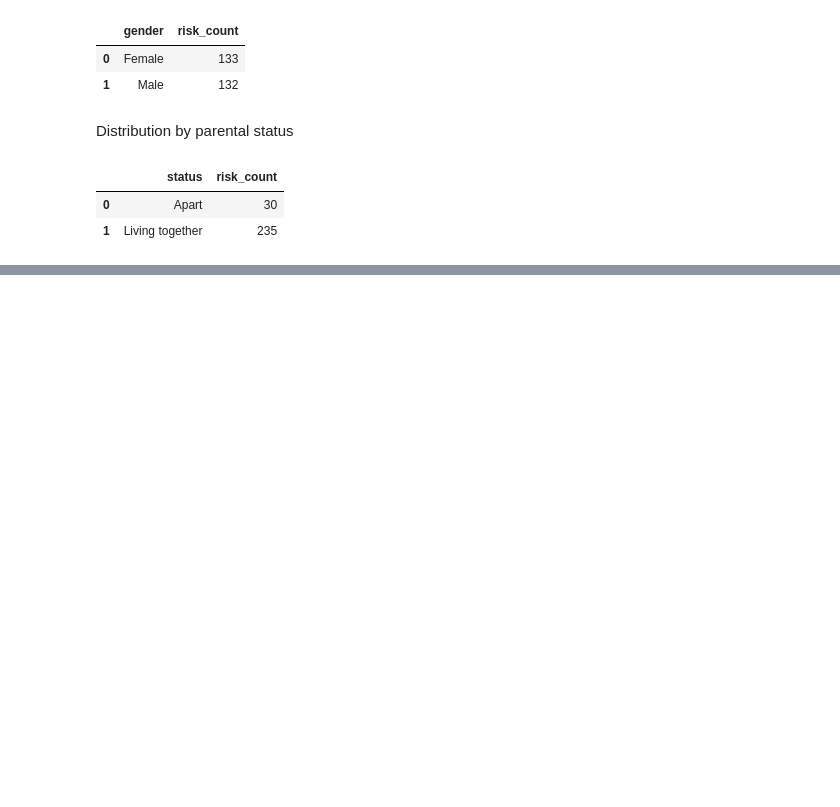
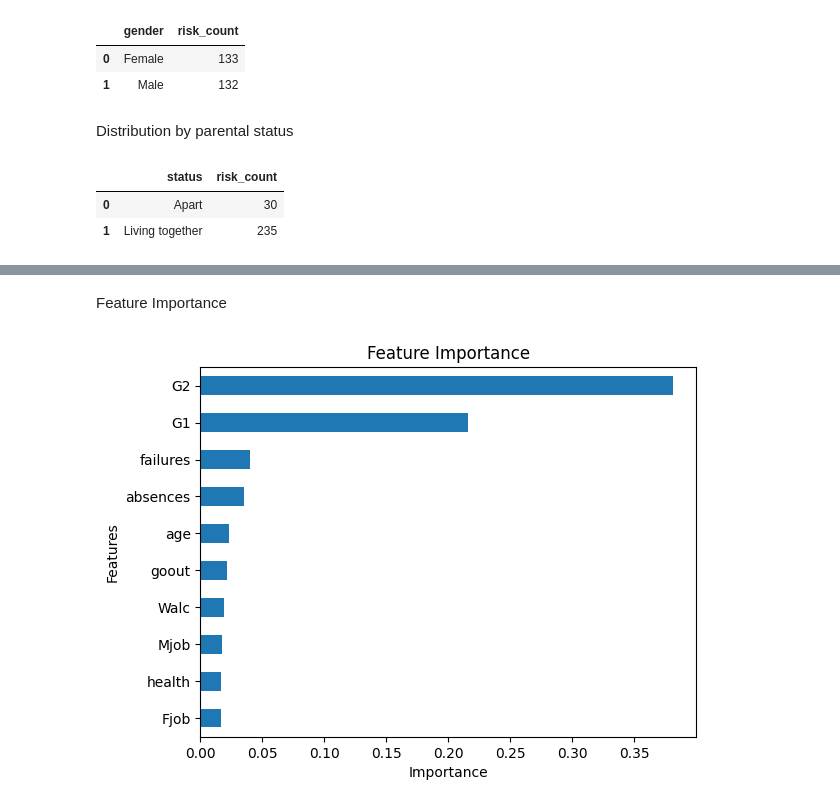
Before and after one commit to theHoodguy4587/Sri-Lanka-Student-Risk-Prediction, a Jupyter notebook: Sri_Lanka_Student_Risk_Prediction.ipynb, the cells around one changed output, grey strips where cells are left out. Cells and saved outputs as stored; diff of their text form; code cells hidden in the pictures; blank space fills up the shorter version.

```diff
--- a/Sri_Lanka_Student_Risk_Prediction.ipynb
+++ b/Sri_Lanka_Student_Risk_Prediction.ipynb
@@ -126,0 +209,10 @@ pd.read_sql(""" SELECT CASE WHEN Pstatus='1' THEN 'Living together' ELSE 'Apart'
+# %% [markdown]
+Feature Importance
+# %%
+importances=pd.Series(rf.feature_importances_,index=X.columns).sort_values(ascending=True).tail(10).plot(kind='barh')
+plt.title('Feature Importance')
+plt.xlabel('Importance')
+plt.ylabel('Features')
+plt.show()
+# %% [output]
+[figure, added]
```
Also changed, not shown: parts of 10 cells of this notebook.
